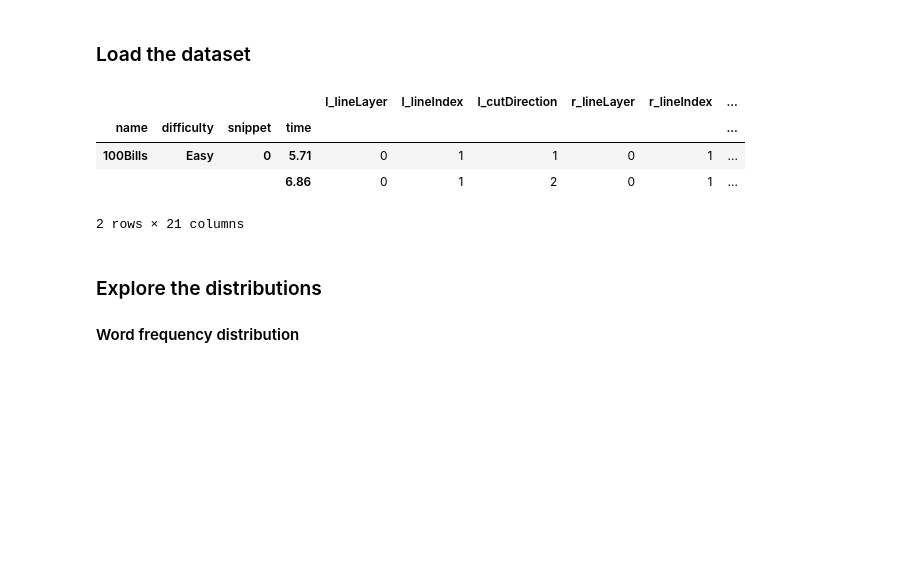
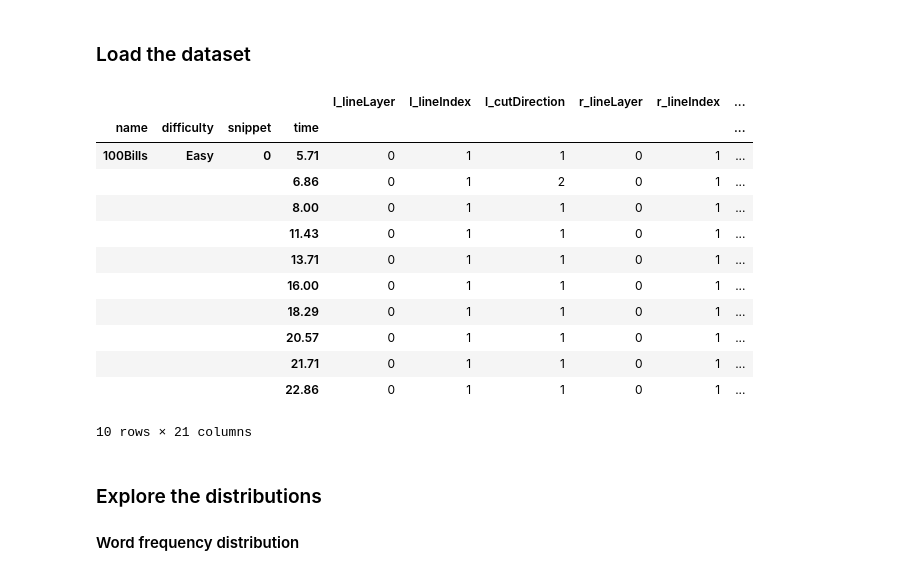
Before and after one commit to SUNYGeneseo/DeepSaber, a Jupyter notebook: src/notebooks/create_action_embeddings.ipynb, the cells around one changed output. Saved outputs shown, nothing was run; the diff lists cells and outputs as text; code cells hidden in the pictures; blank space fills up the shorter version.

```diff
--- a/src/notebooks/create_action_embeddings.ipynb
+++ b/src/notebooks/create_action_embeddings.ipynb
@@ -23,13 +23,21 @@ from pathlib import Path
 storage_folder = Path('../../data/new_datasets')
 train, val, test = load_datasets(storage_folder)
 # %%
-train.head(2)
+train.head(10)
 # %% [output]
 |  |  |  |  | l_lineLayer | l_lineIndex | l_cutDirection | r_lineLayer | r_lineIndex | ... |
 | name | difficulty | snippet | time |  |  |  |  |  | ... |
 | 100Bills | Easy | 0 | 5.71 | 0 | 1 | 1 | 0 | 1 | ... |
 |  |  |  | 6.86 | 0 | 1 | 2 | 0 | 1 | ... |
+|  |  |  | 8.00 | 0 | 1 | 1 | 0 | 1 | ... |
+|  |  |  | 11.43 | 0 | 1 | 1 | 0 | 1 | ... |
+|  |  |  | 13.71 | 0 | 1 | 1 | 0 | 1 | ... |
+|  |  |  | 16.00 | 0 | 1 | 1 | 0 | 1 | ... |
+|  |  |  | 18.29 | 0 | 1 | 1 | 0 | 1 | ... |
+|  |  |  | 20.57 | 0 | 1 | 1 | 0 | 1 | ... |
+|  |  |  | 21.71 | 0 | 1 | 1 | 0 | 1 | ... |
+|  |  |  | 22.86 | 0 | 1 | 1 | 0 | 1 | ... |
-2 rows × 21 columns
+10 rows × 21 columns
 # %% [markdown]
 ### Explore the distributions
 #### Word frequency distribution
```
Also changed, not shown: parts of 24 cells of this notebook, 1 other file.
